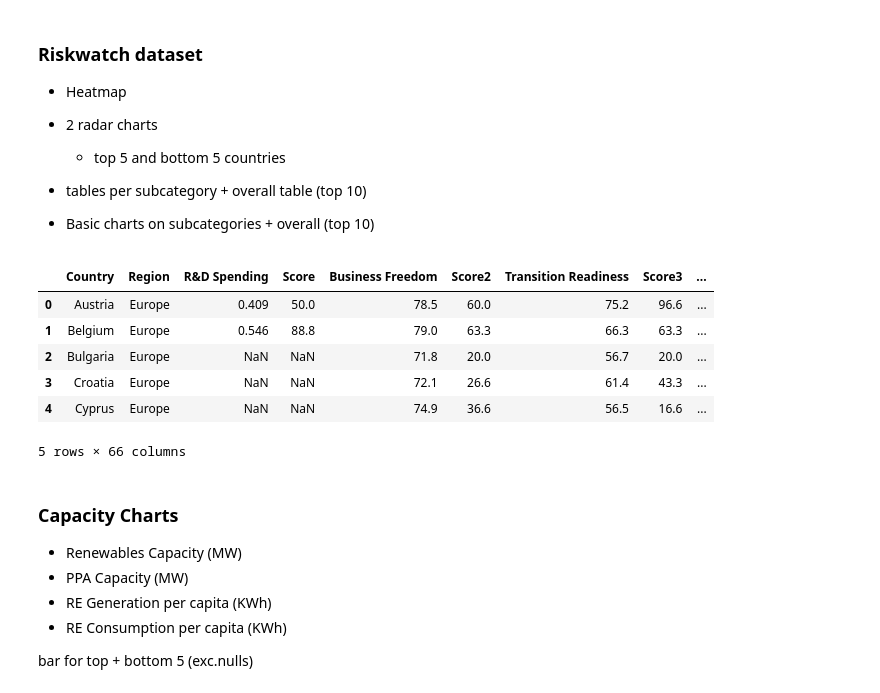
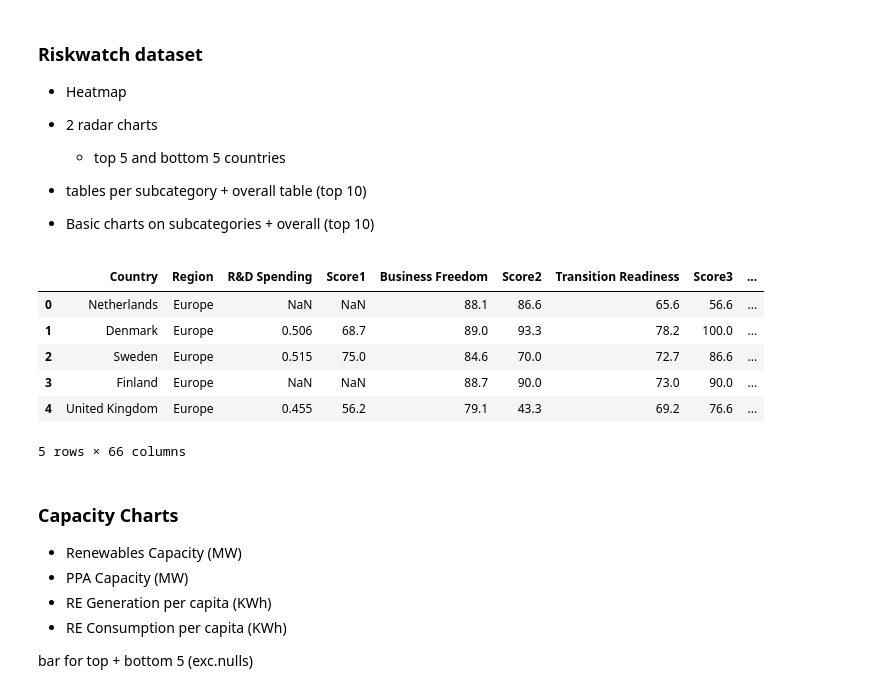
Before and after one commit to inspiratia-am/public_tests, a Jupyter notebook: riskwatch_2023charts.ipynb, the cells around one changed output. Cells and saved outputs as stored; diff of their text form; code cells hidden in the pictures.

```diff
--- a/riskwatch_2023charts.ipynb
+++ b/riskwatch_2023charts.ipynb
@@ -43,15 +50,15 @@ rw_sheet = [f for f in os.listdir(path) if f.endswith('.xlsx')]
 - Basic charts on subcategories + overall (top 10)
 # %%
 # Remember not to have the xlsx file open
-df_rw = pd.read_excel(path + '/' + rw_sheet[0], sheet_name='Europe_filt')
+df_rw = pd.read_excel(path + '/' + rw_sheet[0], sheet_name='Europe_04.04')
 df_rw.head()
 # %% [output]
-|  | Country | Region | R&D Spending | Score | Business Freedom | Score2 | Transition Readiness | Score3 | ... |
-| 0 | Austria | Europe | 0.409 | 50.0 | 78.5 | 60.0 | 75.2 | 96.6 | ... |
-| 1 | Belgium | Europe | 0.546 | 88.8 | 79.0 | 63.3 | 66.3 | 63.3 | ... |
-| 2 | Bulgaria | Europe | NaN | NaN | 71.8 | 20.0 | 56.7 | 20.0 | ... |
-| 3 | Croatia | Europe | NaN | NaN | 72.1 | 26.6 | 61.4 | 43.3 | ... |
-| 4 | Cyprus | Europe | NaN | NaN | 74.9 | 36.6 | 56.5 | 16.6 | ... |
+|  | Country | Region | R&D Spending | Score1 | Business Freedom | Score2 | Transition Readiness | Score3 | ... |
+| 0 | Netherlands | Europe | NaN | NaN | 88.1 | 86.6 | 65.6 | 56.6 | ... |
+| 1 | Denmark | Europe | 0.506 | 68.7 | 89.0 | 93.3 | 78.2 | 100.0 | ... |
+| 2 | Sweden | Europe | 0.515 | 75.0 | 84.6 | 70.0 | 72.7 | 86.6 | ... |
+| 3 | Finland | Europe | NaN | NaN | 88.7 | 90.0 | 73.0 | 90.0 | ... |
+| 4 | United Kingdom | Europe | 0.455 | 56.2 | 79.1 | 43.3 | 69.2 | 76.6 | ... |
 5 rows × 66 columns
 # %% [markdown]
 ### Capacity Charts
```
Also changed, not shown: parts of 13 cells of this notebook.
